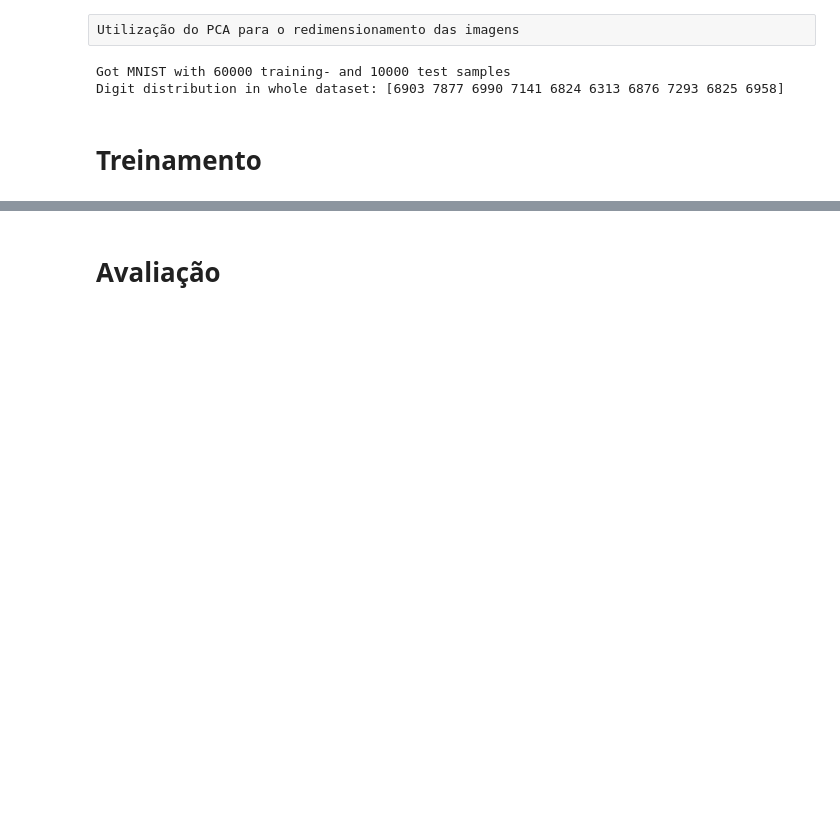
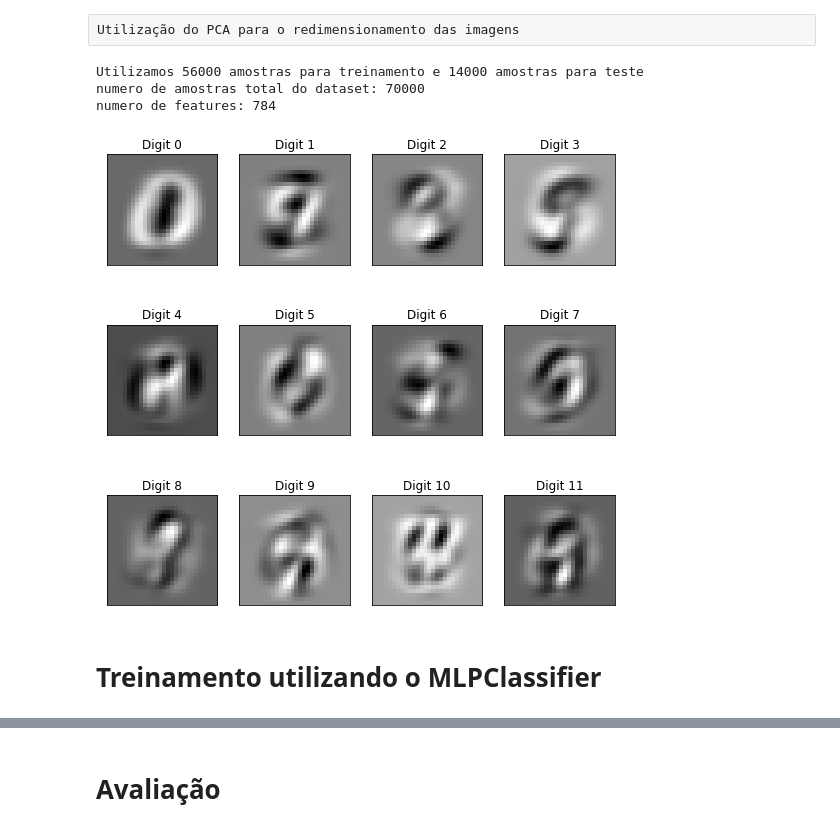
Before and after one commit to nlp-pucrs/ia-ec-2017-2-tp3, a Jupyter notebook: Diego_Gabrielle.ipynb, the cells around one changed output, grey strips where cells are left out. Saved outputs shown, nothing was run; the diff lists cells and outputs as text; code cells hidden in the pictures; blank space fills up the shorter version.

```diff
--- a/Diego_Gabrielle.ipynb
+++ b/Diego_Gabrielle.ipynb
@@ -12,3 +19,14 @@ import numpy as np
+# %%
+def plot_gallery(images, titles, h, w, n_row=3, n_col=4):
+    plt.figure(figsize=(1.8 * n_col, 2.4 * n_row))
+    plt.subplots_adjust(bottom=0, left=.01, right=.99,
+                        top=.90, hspace=.35)
+    for i in range(n_row * n_col):
+        plt.subplot(n_row, n_col, i + 1)
+        plt.imshow(images[i].reshape((h, w)), cmap=plt.cm.gray)
+        plt.title(titles[i], size=12)
+        plt.xticks(())
+        plt.yticks(())
 # %% [markdown]
 # Carrega o Dataset
 # %% [raw]
@@ -19,31 +37,3 @@ mnist = fetch_mldata("MNIST original")
 # Pré-processamento
 # %% [raw]
 Utilização do PCA para o redimensionamento das imagens
-# %%
-#X_train, X_test, y_train, y_test = train_test_split(mnist.data / 255., mnist.target, test_size=0.25)
-
-X, y = mnist.data / 255., mnist.target
-X_train, X_test = X[:60000], X[60000:]
-y_train, y_test = y[:60000], y[60000:]
-
-print('Got MNIST with %d training- and %d test samples' % (len(y_train), len(y_test)))
-print('Digit distribution in whole dataset:', np.bincount(y.astype('int64')))
-
-
-
-pca = PCA(svd_solver='randomized', whiten=True).fit(X_train)
-#fig, plot = plt.subplots()
-#fig.set_size_inches(50, 50)
-#plt.prism()
-
-X_transformed = pca.transform(X_train)
-#X_transformed = pca.fit_transform(X_train)
-#plot.scatter(X_transformed[:, 0], X_transformed[:, 1], c=y_train)
-#plot.set_xticks(())
-#plot.set_yticks(())
-
-#plt.tight_layout()
-#plt.savefig("mnist_pca_n_components_16.png")
-# %% [output]
-Got MNIST with 60000 training- and 10000 test samples
-Digit distribution in whole dataset: [6903 7877 6990 7141 6824 6313 6876 7293 6825 6958]
@@ -54,2 +40,35 @@ Digit distribution in whole dataset: [6903 7877 6990 7141 6824 6313 6876 7293 68
+# %%
+X_train, X_test, y_train, y_test = train_test_split(mnist.data / 255., mnist.target, test_size=0.20)
+print('Utilizamos %d amostras para treinamento e %d amostras para teste' % (len(X_train), len(X_test)))
+
+n_samples = mnist.data.shape[0]
+n_features = mnist.data.shape[1]
+
+target_names = ['0', '1', '2', '3', '4', '5', '6', '7', '8', '9']
+
+print('numero de amostras total do dataset:', n_samples)
+print('numero de features:', n_features)
+
+n_components = 16
+
+pca = PCA(n_components=n_components, svd_solver='randomized', whiten=True).fit(X_train)
+
+pca_numbers = pca.components_.reshape((n_components, 28, 28))
+X_train_pca = pca.transform(X_train)
+X_test_pca = pca.transform(X_test)
+# %% [output]
+Utilizamos 56000 amostras para treinamento e 14000 amostras para teste
+numero de amostras total do dataset: 70000
+numero de features: 784
+# %%
+pcanumber_titles= []
+for i in range(mnist.data.shape[0]):
+    pcanumber_titles.append("Digit "+str(i))
+
+plot_gallery(pca_numbers, pcanumber_titles, 28, 28)
+
+plt.show()
+# %% [output]
+[figure, added]
 # %% [markdown]
-# Treinamento
+# Treinamento utilizando o MLPClassifier
```
Also changed, not shown: parts of 25 cells of this notebook.
